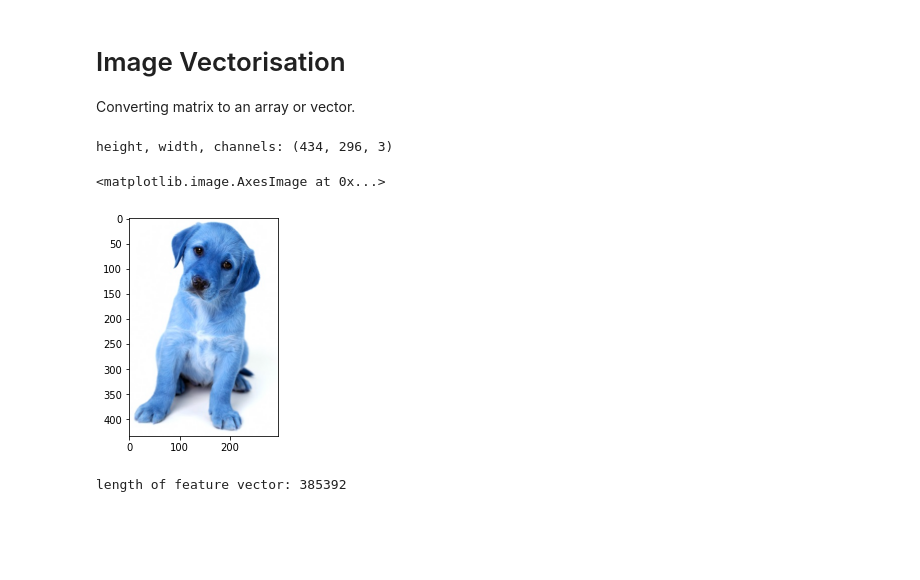
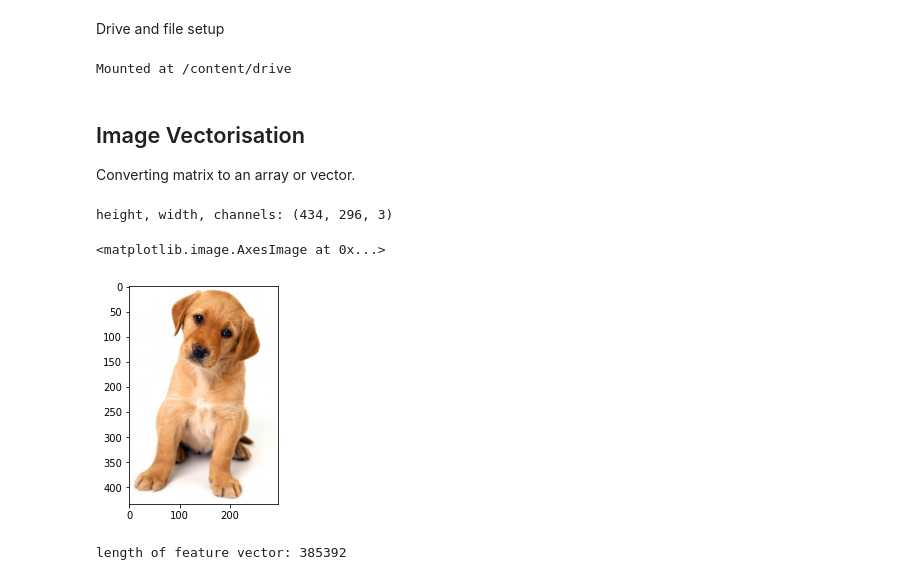
Before and after one commit to HHansi/Applied-AI-Course, a Jupyter notebook: Image Processing/Image_Feature_Extraction.ipynb, the cells around one changed output. Cells and saved outputs as stored; diff of their text form; code cells hidden in the pictures; blank space fills up the shorter version.

```diff
--- a/Image Processing/Image_Feature_Extraction.ipynb
+++ b/Image Processing/Image_Feature_Extraction.ipynb
@@ -13,0 +20,9 @@ from skimage.feature import hog
+# %% [markdown]
+
+Drive and file setup
+# %%
+# mount your Google Drive
+from google.colab import drive
+drive.mount('/content/drive')
+# %% [output]
+Mounted at /content/drive
@@ -14,17 +33,19 @@ from skimage.feature import hog
+# %%
+data_folder = '/content/drive/MyDrive/Colab Notebooks/Applied-AI/Image Processing/data/sample_images'
 # %% [markdown]
-# Image Vectorisation
+## Image Vectorisation
 
 Converting matrix to an array or vector.
 # %%
-img = cv2.imread("/content/sample_images/puppy.jpg")
+img = cv2.imread(os.path.join(data_folder, 'puppy.jpg'))
 
 print(f'height, width, channels: {img.shape}')
 
-plt.imshow(img)
+plt.imshow(cv2.cvtColor(img, cv2.COLOR_BGR2RGB))
 # %% [output]
 height, width, channels: (434, 296, 3)
 <matplotlib.image.AxesImage at 0x...>
-[figure, old version]
+[figure, new version]
 # %%
 # vectorise colour image
 vector = img.flatten()
```
Also changed, not shown: parts of 21 cells of this notebook.
